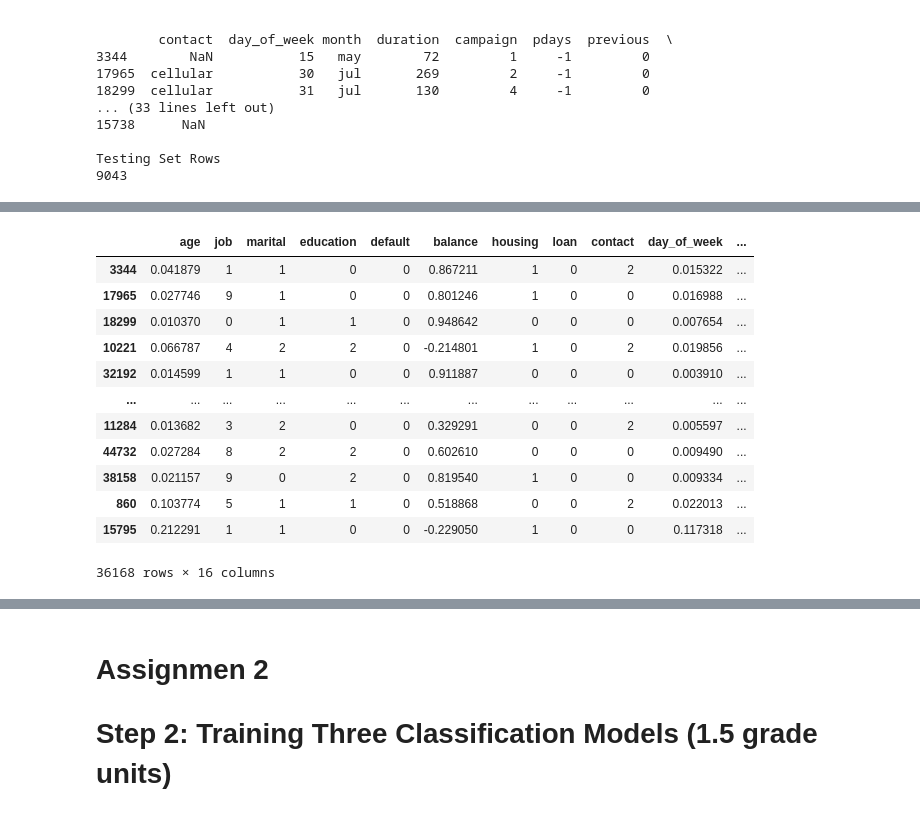
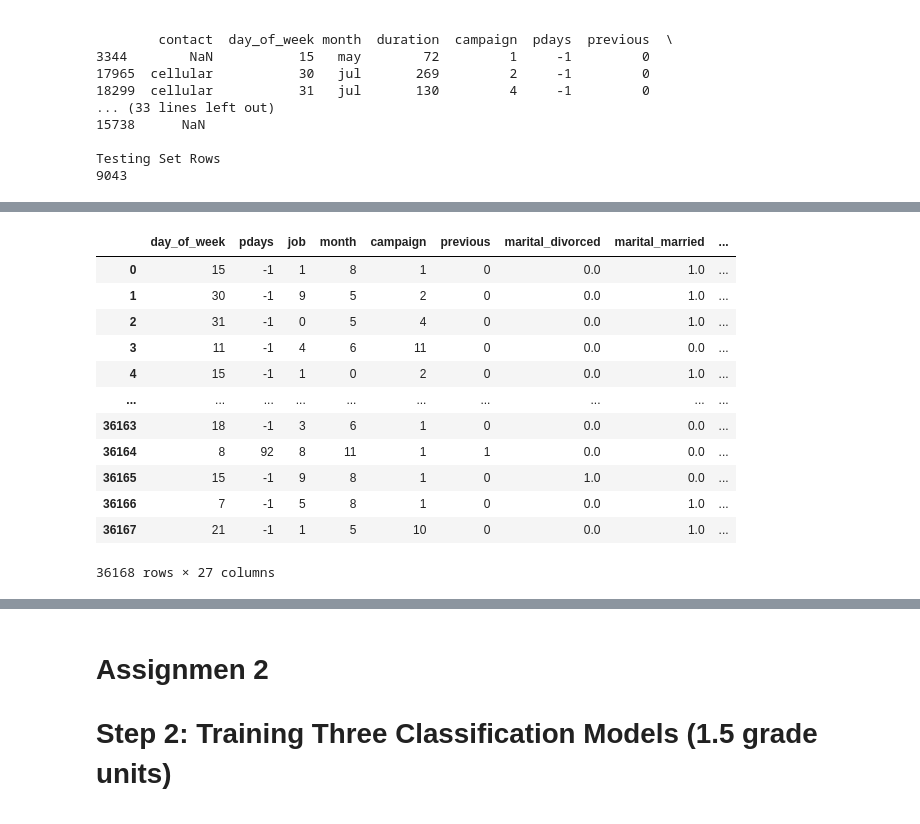
Before and after one commit to MikaVilpo/TUAS-IntroDataAndAI, a Jupyter notebook: DEAI_Assignment 1.ipynb, the cells around one changed output, grey strips where cells are left out. Cells and saved outputs as stored; diff of their text form; code cells hidden in the pictures.

```diff
--- a/DEAI_Assignment 1.ipynb
+++ b/DEAI_Assignment 1.ipynb
@@ -438,0 +539,5 @@ X_test
+# %%
+# Combine the dataframe with the previous one
+categorical_columns = categorical_columns.drop(one_hot_encoded_columns, axis=1)
+categorical_columns = pd.concat([categorical_columns, one_hot_df], axis=1)
+categorical_columns
@@ -439,4 +579,4 @@ X_test
 # %%
 # Data Scaling (normalize numerical features)
-numerical_columns.iloc[:,:] = preprocessing.Normalizer(norm="l1").fit_transform(numerical_columns)
-numerical_columns
+# Initialize scaler normalizers
+normalizer = preprocessing.MinMaxScaler()
@@ -483,0 +583,7 @@ numerical_columns_test
+# %%
+# Normalize some of the numerical columns with a scaler
+normalized_values = normalizer.fit_transform(normalized_columns)
+# %%
+# Apply the normalized values to the
+normalized_columns = pd.DataFrame(normalized_values, columns=normalized_columns.columns)
+normalized_columns
@@ -484,19 +612,18 @@ numerical_columns_test
 # %%
-# Apply numerical column values to the old dataframe
-for column in numerical_columns:
-    X_train[column] = numerical_columns[column]
+# Combine now all the handled columns into a single dataframe
+X_train = pd.concat([numerical_columns, categorical_columns, normalized_columns], axis=1)
 X_train
 # %% [output]
-|  | age | job | marital | education | default | balance | housing | loan | contact | day_of_week | ... |
-| 3344 | 0.041879 | 1 | 1 | 0 | 0 | 0.867211 | 1 | 0 | 2 | 0.015322 | ... |
-| 17965 | 0.027746 | 9 | 1 | 0 | 0 | 0.801246 | 1 | 0 | 0 | 0.016988 | ... |
-| 18299 | 0.010370 | 0 | 1 | 1 | 0 | 0.948642 | 0 | 0 | 0 | 0.007654 | ... |
-| 10221 | 0.066787 | 4 | 2 | 2 | 0 | -0.214801 | 1 | 0 | 2 | 0.019856 | ... |
-| 32192 | 0.014599 | 1 | 1 | 0 | 0 | 0.911887 | 0 | 0 | 0 | 0.003910 | ... |
-| ... | ... | ... | ... | ... | ... | ... | ... | ... | ... | ... | ... |
-| 11284 | 0.013682 | 3 | 2 | 0 | 0 | 0.329291 | 0 | 0 | 2 | 0.005597 | ... |
-| 44732 | 0.027284 | 8 | 2 | 2 | 0 | 0.602610 | 0 | 0 | 0 | 0.009490 | ... |
-| 38158 | 0.021157 | 9 | 0 | 2 | 0 | 0.819540 | 1 | 0 | 0 | 0.009334 | ... |
-| 860 | 0.103774 | 5 | 1 | 1 | 0 | 0.518868 | 0 | 0 | 2 | 0.022013 | ... |
-| 15795 | 0.212291 | 1 | 1 | 0 | 0 | -0.229050 | 1 | 0 | 0 | 0.117318 | ... |
+|  | day_of_week | pdays | job | month | campaign | previous | marital_divorced | marital_married | ... |
+| 0 | 15 | -1 | 1 | 8 | 1 | 0 | 0.0 | 1.0 | ... |
+| 1 | 30 | -1 | 9 | 5 | 2 | 0 | 0.0 | 1.0 | ... |
+| 2 | 31 | -1 | 0 | 5 | 4 | 0 | 0.0 | 1.0 | ... |
+| 3 | 11 | -1 | 4 | 6 | 11 | 0 | 0.0 | 0.0 | ... |
+| 4 | 15 | -1 | 1 | 0 | 2 | 0 | 0.0 | 1.0 | ... |
+| ... | ... | ... | ... | ... | ... | ... | ... | ... | ... |
+| 36163 | 18 | -1 | 3 | 6 | 1 | 0 | 0.0 | 0.0 | ... |
+| 36164 | 8 | 92 | 8 | 11 | 1 | 1 | 0.0 | 0.0 | ... |
+| 36165 | 15 | -1 | 9 | 8 | 1 | 0 | 1.0 | 0.0 | ... |
+| 36166 | 7 | -1 | 5 | 8 | 1 | 0 | 0.0 | 1.0 | ... |
+| 36167 | 21 | -1 | 1 | 5 | 10 | 0 | 0.0 | 1.0 | ... |
-36168 rows × 16 columns
+36168 rows × 27 columns
```
Also changed, not shown: parts of 29 cells of this notebook.
